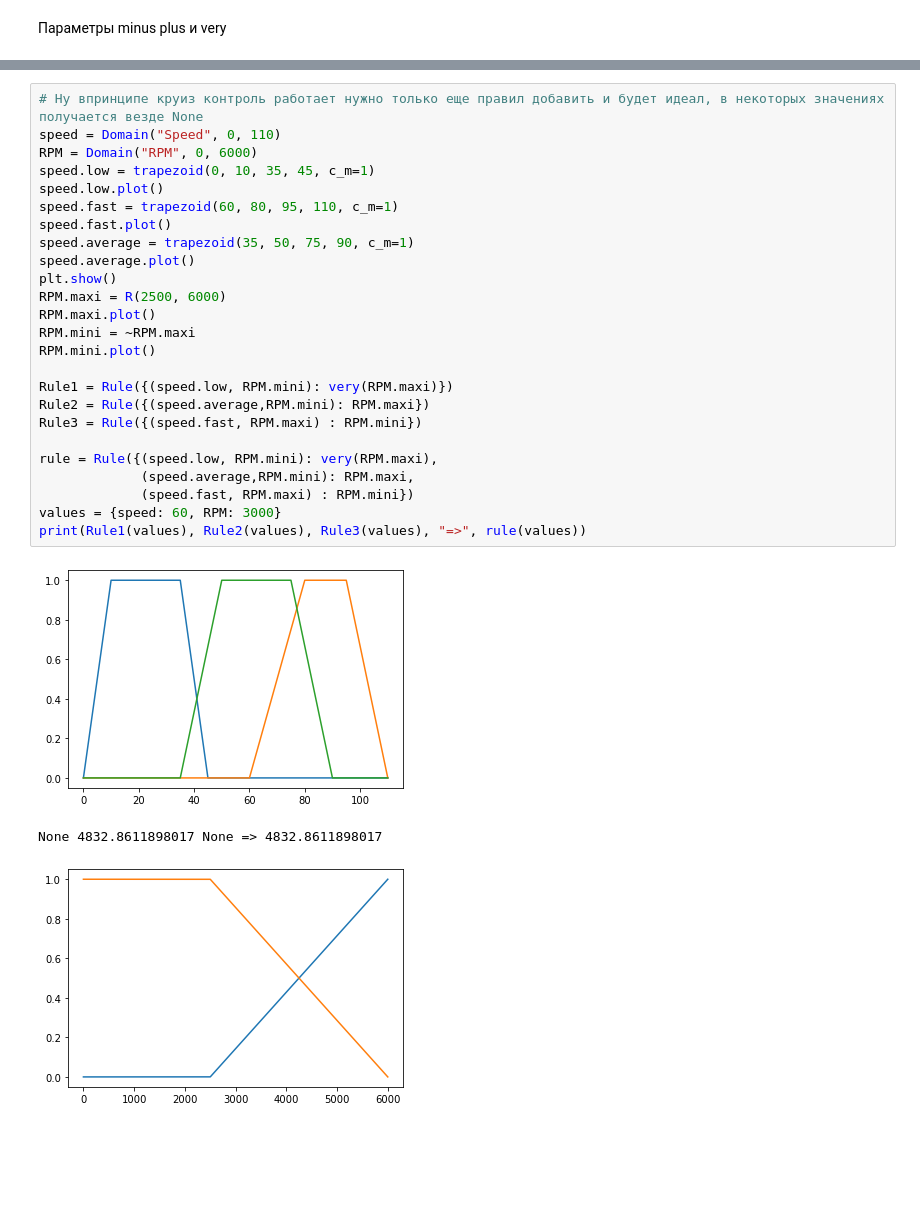
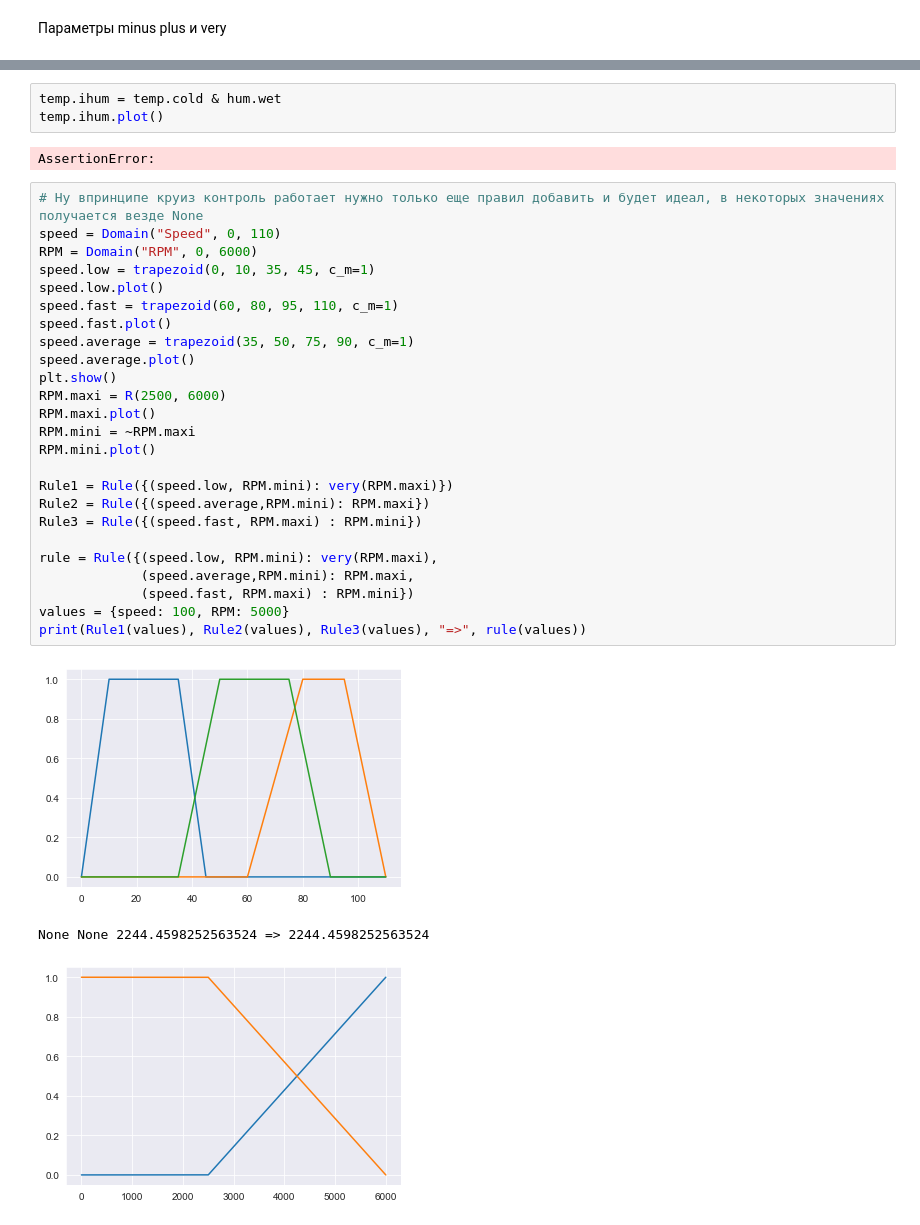
Before and after one commit to Genia163/AI-system, a Jupyter notebook: Fuzzlogic.ipynb, the cells around one changed output, grey strips where cells are left out. Drawn from its saved outputs; the diff is of its cells as text; blank space fills up the shorter version.

```diff
--- a/Fuzzlogic.ipynb
+++ b/Fuzzlogic.ipynb
@@ -187,29 +199,34 @@ None None None 588.7389479518937 => 588.7389479518937
+# %%
+temp.ihum = temp.cold & hum.wet
+temp.ihum.plot()
+# %% [output]
+AssertionError:
 # %%
 # Ну впринципе круиз контроль работает нужно только еще правил добавить и будет идеал, в некоторых значениях получается везде None
 speed = Domain("Speed", 0, 110)
 RPM = Domain("RPM", 0, 6000)
 speed.low = trapezoid(0, 10, 35, 45, c_m=1)
 speed.low.plot()
 speed.fast = trapezoid(60, 80, 95, 110, c_m=1)
 speed.fast.plot()
 speed.average = trapezoid(35, 50, 75, 90, c_m=1)
 speed.average.plot()
 plt.show()
 RPM.maxi = R(2500, 6000)
 RPM.maxi.plot()
 RPM.mini = ~RPM.maxi
 RPM.mini.plot()
 
 Rule1 = Rule({(speed.low, RPM.mini): very(RPM.maxi)})
 Rule2 = Rule({(speed.average,RPM.mini): RPM.maxi})
 Rule3 = Rule({(speed.fast, RPM.maxi) : RPM.mini})
 
 rule = Rule({(speed.low, RPM.mini): very(RPM.maxi),
              (speed.average,RPM.mini): RPM.maxi,
              (speed.fast, RPM.maxi) : RPM.mini})
-values = {speed: 60, RPM: 3000}
+values = {speed: 100, RPM: 5000}
 print(Rule1(values), Rule2(values), Rule3(values), "=>", rule(values))
 # %% [output]
-[figure, old version]
+[figure, new version]
-None 4832.8611898017 None => 4832.8611898017
+None None 2244.4598252563524 => 2244.4598252563524
-[figure, old version]
+[figure, new version]
```
Also changed, not shown: parts of 11 cells of this notebook, 5 other files.
